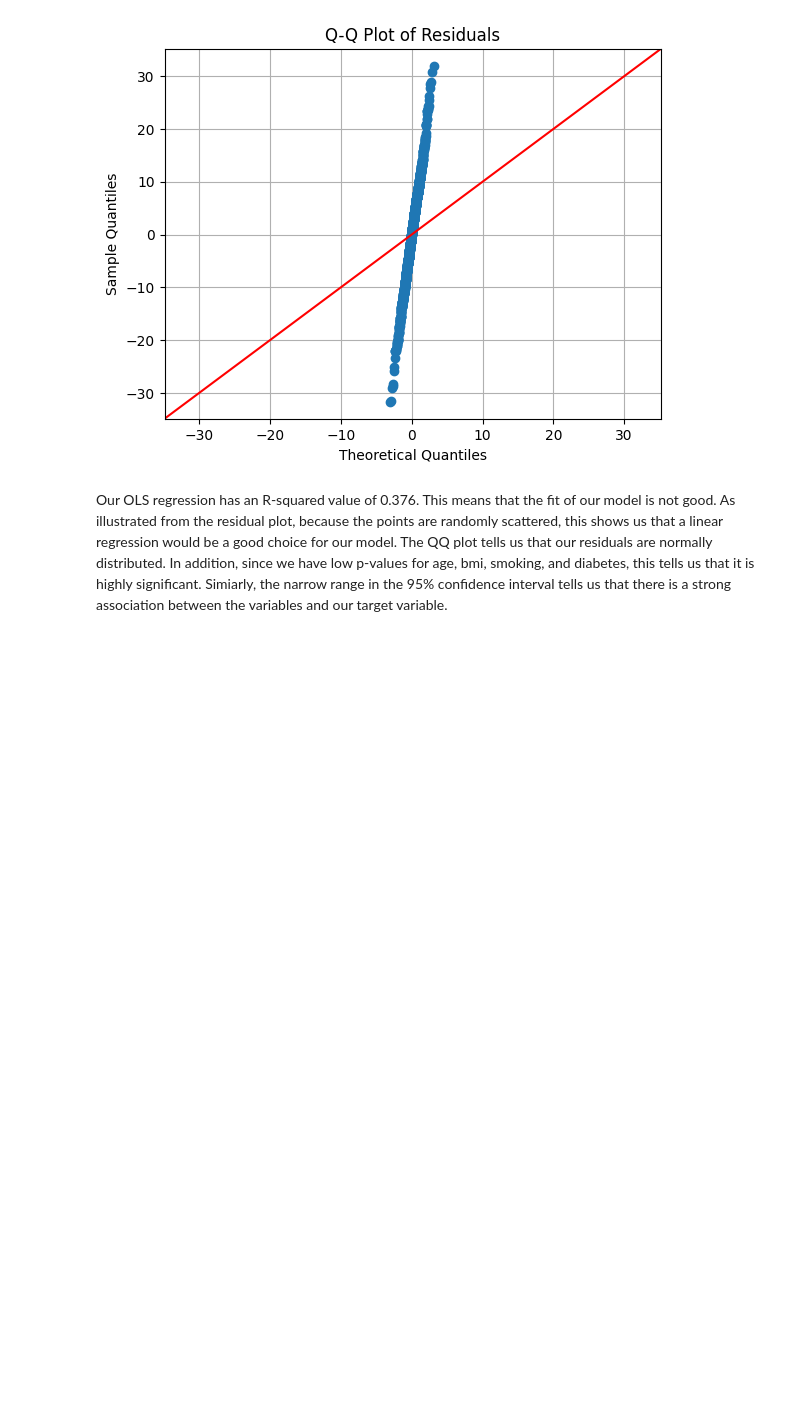
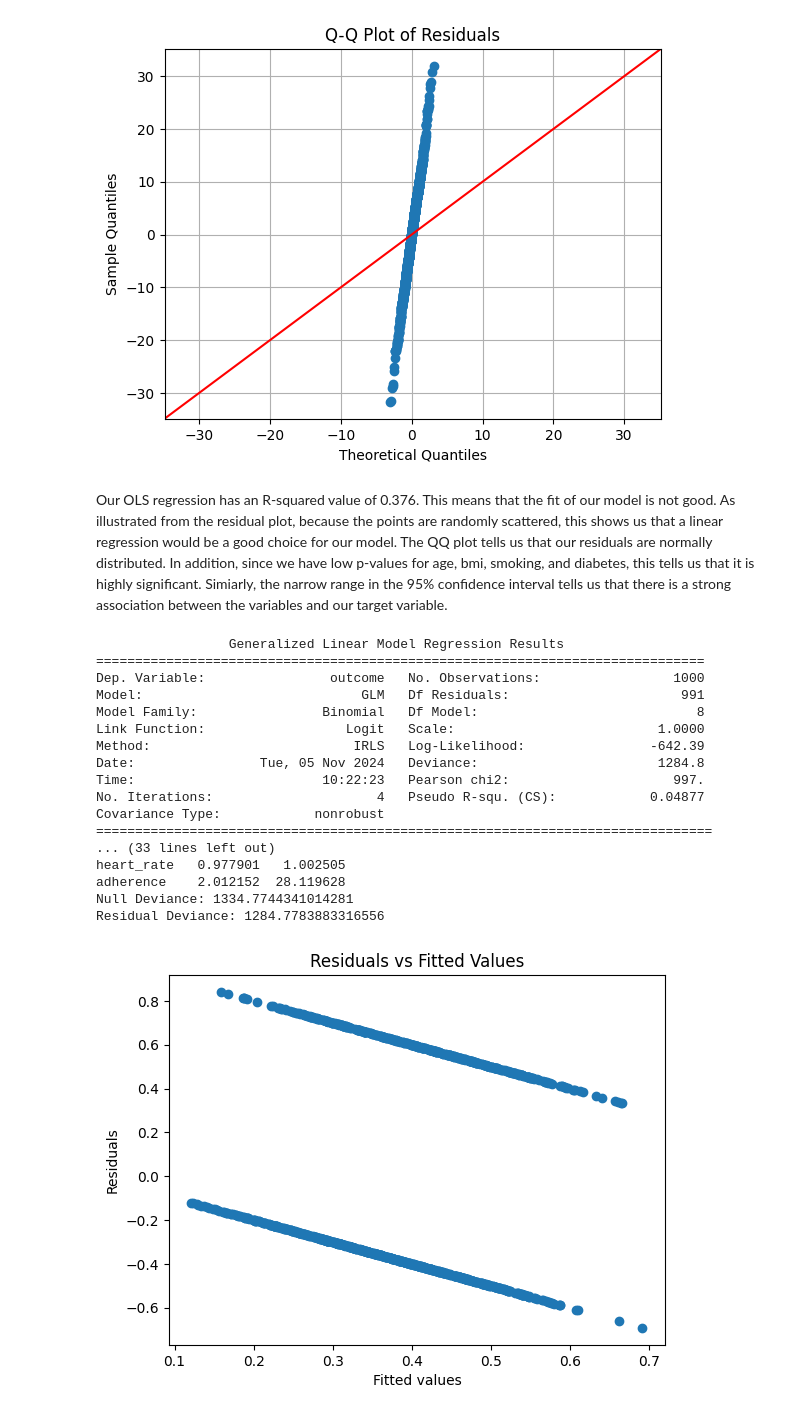
Before and after one commit to UCSF-DataSci/08-time-stats-and-ml-samkchan815, a Jupyter notebook: modeling.ipynb, the cells around one changed output. Saved outputs shown, nothing was run; the diff lists cells and outputs as text; code cells hidden in the pictures; blank space fills up the shorter version.

```diff
--- a/modeling.ipynb
+++ b/modeling.ipynb
@@ -119,3 +119,63 @@ Notes:
 [figure]
 # %% [markdown]
 Our OLS regression has an R-squared value of 0.376. This means that the fit of our model is not good. As illustrated from the residual plot, because the points are randomly scattered, this shows us that a linear regression would be a good choice for our model. The QQ plot tells us that our residuals are normally distributed. In addition, since we have low p-values for age, bmi, smoking, and diabetes, this tells us that it is highly significant. Simiarly, the narrow range in the 95% confidence interval tells us that there is a strong association between the variables and our target variable.
+# %%
+import statsmodels.api as sm
+import numpy as np
+import matplotlib.pyplot as plt
+import pandas as pd
+
+treat_df = pd.read_csv("patient_treatment.csv", sep="\t")
+
+X = treat_df[['age', 'bmi', 'smoking', 'diabetes', 'bp_systolic','cholesterol','heart_rate', 'adherence']]
+X = sm.add_constant(X)  # Add intercept
+y = treat_df['outcome']
+
+# Fit GLM with binomial family
+model = sm.GLM(y, X, family=sm.families.Binomial()).fit()
+
+# Print the model summary
+print(model.summary())
+
+odds_ratios = np.exp(model.params)  # Odds ratios
+conf_int = np.exp(model.conf_int())  # Confidence intervals for odds ratios
+conf_int.columns = ['Lower', 'Upper']
+
+print("Odds Ratios:\n", odds_ratios)
+print("\nConfidence Intervals for Odds Ratios:\n", conf_int)
+
+print() #print empty line
+# Check model deviance
+print("Null Deviance:", model.null_deviance)
+print("Residual Deviance:", model.deviance)
+
+# Plot residuals vs fitted values
+plt.scatter(model.fittedvalues, model.resid_response)
+plt.xlabel('Fitted values')
+plt.ylabel('Residuals')
+plt.title('Residuals vs Fitted Values')
+plt.show()
+
+# Q-Q plot for normality of residuals
+sm.qqplot(model.resid_response, line='45')
+plt.title('Q-Q plot of residuals')
+plt.show()
+# %% [output]
+                 Generalized Linear Model Regression Results
+==============================================================================
+Dep. Variable:                outcome   No. Observations:                 1000
+Model:                            GLM   Df Residuals:                      991
+Model Family:                Binomial   Df Model:                            8
+Link Function:                  Logit   Scale:                          1.0000
+Method:                          IRLS   Log-Likelihood:                -642.39
+Date:                Tue, 05 Nov 2024   Deviance:                       1284.8
+Time:                        10:22:23   Pearson chi2:                     997.
+No. Iterations:                     4   Pseudo R-squ. (CS):            0.04877
+Covariance Type:            nonrobust
+===============================================================================
+... (33 lines left out)
+heart_rate   0.977901   1.002505
+adherence    2.012152  28.119628
+Null Deviance: 1334.7744341014281
+Residual Deviance: 1284.7783883316556
+[figure, added]
```
Also changed, not shown: parts of 5 cells of this notebook.
